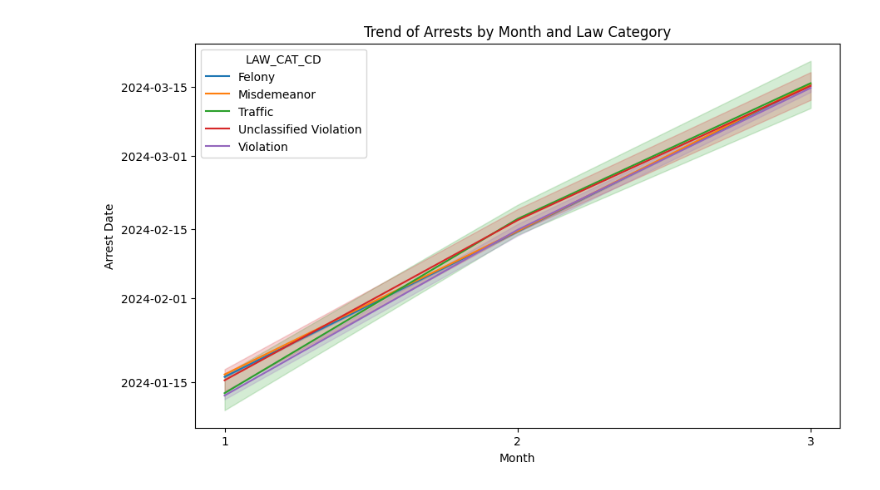
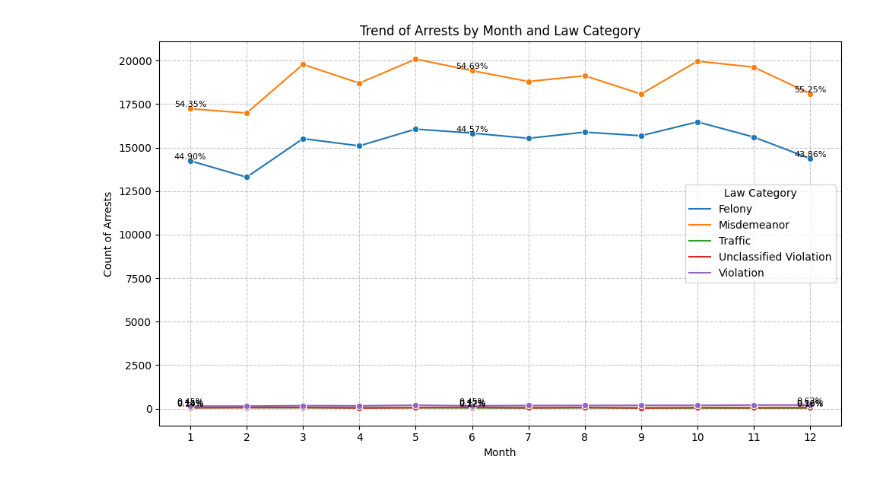
Before and after one commit to CarlosGG18/NYPD-Arrest-Analysis, a Jupyter notebook: EDA.ipynb, the cells around one changed output. Saved outputs shown, nothing was run; the diff lists cells and outputs as text; code cells hidden in the pictures.

```diff
--- a/EDA.ipynb
+++ b/EDA.ipynb
@@ -66,17 +66,23 @@ Categories (5, object): ['Felony', 'Misdemeanor', 'Traffic', 'Unclassified Viola
 # %%
-months = [1, 2, 3]
-filtered_df = df[df['ARREST_MONTH'].isin(months)]
-
-# Define the order of categories for the legend
-law_cat_order = ['Felony', 'Misdemeanor', 'Traffic', 'Unclassified Violation', 'Violation']
-
-# Create the line plot
-plt.figure(figsize=(10, 6))
-sns.lineplot(data=filtered_df, x='ARREST_MONTH', y='ARREST_DATE', hue='LAW_CAT_CD', hue_order=law_cat_order)
+agg_df = filtered_df.groupby(['ARREST_MONTH', 'LAW_CAT_CD']).size().reset_index(name='count')
+law_cat_order = ['Felony', 'Misdemeanor', 'Traffic', 'Unclassified Violation', 'Violation']plt.figure(figsize=(10, 6))
+sns.lineplot(data=agg_df, x='ARREST_MONTH', y='count', hue='LAW_CAT_CD', hue_order=law_cat_order, marker='o')
 plt.title('Trend of Arrests by Month and Law Category')
 plt.xlabel('Month')
-plt.ylabel('Arrest Date')
+plt.ylabel('Count of Arrests')
 plt.xticks(months)  # Set x-axis ticks to match the selected months
+plt.legend(title='Law Category')
+total_counts = agg_df.groupby('ARREST_MONTH')['count'].sum()
+months_of_interest = [1, 6, 12]
+for month in months_of_interest:
+    total_count = total_counts.loc[month]
+    subset_df = agg_df[agg_df['ARREST_MONTH'] == month]
+    for _, row in subset_df.iterrows():
+        percentage = (row['count'] / total_count) * 100
+        plt.text(row['ARREST_MONTH'], row['count'], f'{percentage:.2f}%', ha='center', va='bottom', fontsize=8)
+
+plt.grid(True, linestyle='--', alpha=0.7)
+plt.tight_layout()
 plt.show()
 # %% [output]
-[figure, old version]
+[figure, new version]
```
Also changed, not shown: parts of 7 cells of this notebook.
